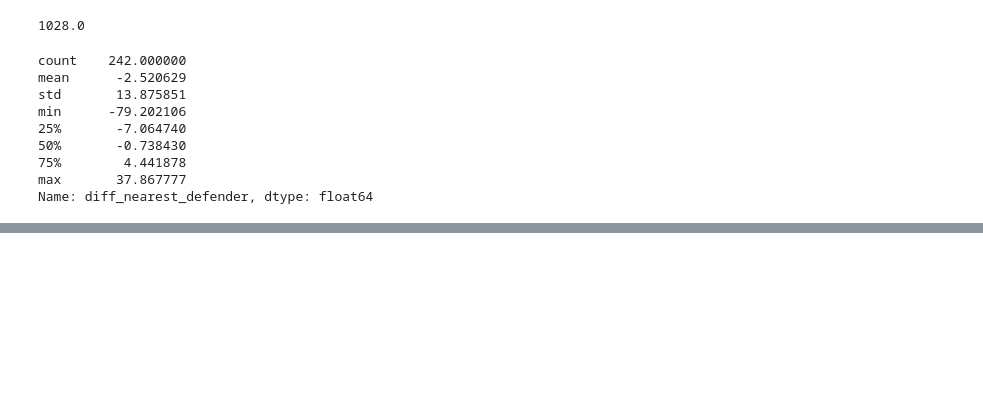
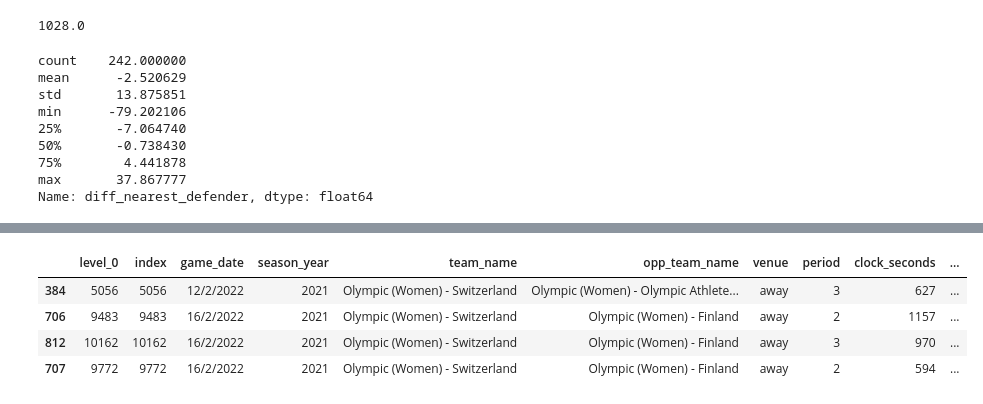
Before and after one commit to TK5-Tim/Big-Data-Cup, a Jupyter notebook: 2022/pp_danger_tracking.ipynb, the cells around one changed output, grey strips where cells are left out. Drawn from its saved outputs; the diff is of its cells as text; code cells hidden in the pictures; blank space fills up the shorter version.

```diff
--- a/2022/pp_danger_tracking.ipynb
+++ b/2022/pp_danger_tracking.ipynb
@@ -242,0 +249,8 @@ df_pbp_pp.loc[(df_pbp_pp['x_coord'] >= O_ZONE) & (df_pbp_pp['event'] != "Puck Re
+# %%
+df_pbp_pp.loc[(df_pbp_pp['x_coord'] >= O_ZONE) & (df_pbp_pp['event'] != "Puck Recovery") & (df_pbp_pp['player_name'] == 'Alina Muller')].sort_values('diff_nearest_defender', ascending=False).head(10)
+# %% [output]
+|  | level_0 | index | game_date | season_year | team_name | opp_team_name | venue | period | clock_seconds | ... |
+| 384 | 5056 | 5056 | 12/2/2022 | 2021 | Olympic (Women) - Switzerland | Olympic (Women) - Olympic Athlete... | away | 3 | 627 | ... |
+| 706 | 9483 | 9483 | 16/2/2022 | 2021 | Olympic (Women) - Switzerland | Olympic (Women) - Finland | away | 2 | 1157 | ... |
+| 812 | 10162 | 10162 | 16/2/2022 | 2021 | Olympic (Women) - Switzerland | Olympic (Women) - Finland | away | 3 | 970 | ... |
+| 707 | 9772 | 9772 | 16/2/2022 | 2021 | Olympic (Women) - Switzerland | Olympic (Women) - Finland | away | 2 | 594 | ... |
```
Also changed, not shown: parts of 7 cells of this notebook, 2 other files.
